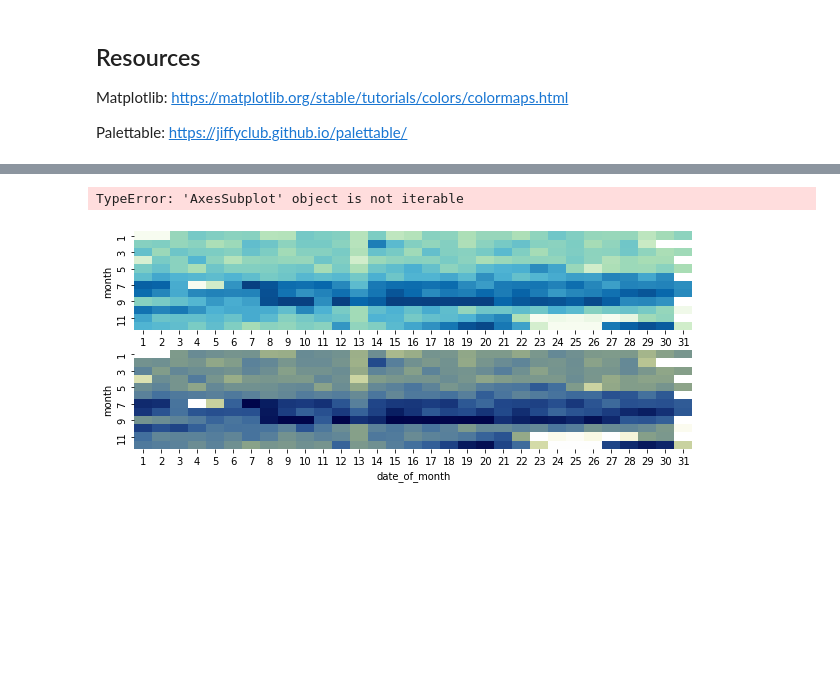
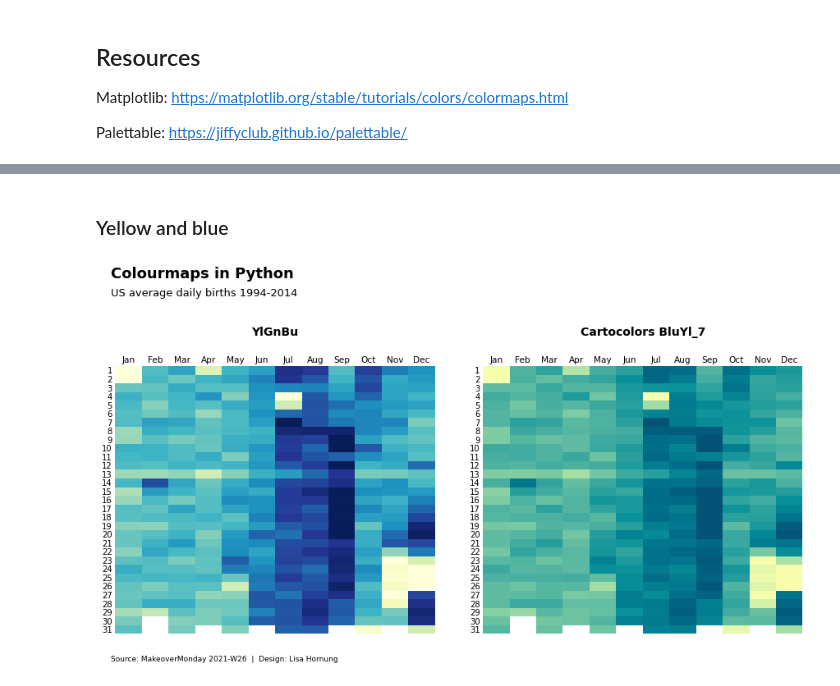
Before and after one commit to Lisa-Ho/makeover-monday, a Jupyter notebook: 2021-W26/Untitled.ipynb, the cells around one changed output, grey strips where cells are left out. Cells and saved outputs as stored; diff of their text form; code cells hidden in the pictures; blank space fills up the shorter version.

Commit message:
added colormap comparisons

```diff
--- a/2021-W26/Untitled.ipynb
+++ b/2021-W26/Untitled.ipynb
@@ -15,5 +18,5 @@ Magenta_7.mpl_colormap
 #load data
 df = pd.read_csv("US_births_1994-2014.csv")
 
-data = df.groupby(["month", "date_of_month"])["births"].mean().unstack()
+data = df.groupby(["date_of_month", "month"])["births"].mean().unstack()
 data.head()
@@ -62,28 +37,43 @@ plt.show()
-# %%
-weekdays= ["Mon", "Tue", "Wed", "Thu", "Fri", "Sat", "Sun"]
-month_labels =  [ 'Jan', 'Feb', 'Mar', 'Apr', 'May', 'Jun', 'Jul', 'Aug', 'Sep', 'Oct', 'Nov', 'Dec']
-
-## plot
-fig, ax = plt.subplots(figsize=(10,4))
-
-plt.subplot(2,1,1)
-sns.heatmap(data, cmap="GnBu", robust=True, cbar=False)
-
-plt.subplot(2,1,2)
-sns.heatmap(data, cmap=Davos_16_r.mpl_colormap, robust=True, cbar=False)
-
-#ax[0] = sns.heatmap(data, cmap="GnBu", robust=True, cbar=False)
-
-#========= Axis
-#set weekday labels
-#
-for axes in ax:
-    axes.set_yticklabels(month_labels, rotation = 0, fontsize = 10.5, va='center')
-    axes.tick_params(axis='both', length = 0)
-    axes.set_ylabel("")
-    axes.set_xlabel("")
-#
-#plt.show()
-# %% [output]
-TypeError: 'AxesSubplot' object is not iterable
-[figure, removed]
+# %%
+def format_plot():
+    plt.gca().set_xticklabels(month_labels, rotation = 0, fontsize = 10.5, va='bottom')
+    plt.gca().xaxis.tick_top()
+    plt.gca().tick_params(axis='both', length = 0)
+    plt.gca().set_ylabel("")
+    plt.gca().set_xlabel("")
+# %% [markdown]
+### Yellow and blue
+# %%
+cmaps = ["YlGnBu", "Cartocolors BluYl_7"]
+month_labels =  [ 'Jan', 'Feb', 'Mar', 'Apr', 'May', 'Jun', 'Jul', 'Aug', 'Sep', 'Oct', 'Nov', 'Dec']
+
+## plot
+fig, ax = plt.subplots(figsize=(15,6))
+fig.subplots_adjust(wspace = 0.15)
+fig.set_facecolor("#FFFFFF")
+
+#second plot
+plt.subplot(1,2,1)
+sns.heatmap(data, cmap=cmaps[0], robust=True, cbar=False)
+format_plot()
+plt.title(cmaps[0], y=1.1, fontweight = "bold", fontsize=14)
+
+
+#second plot
+plt.subplot(1,2,2)
+sns.heatmap(data, cmap=BluYl_7.mpl_colormap, robust=True, cbar=False)
+format_plot()
+plt.title(cmaps[1], y=1.1, fontweight = "bold", fontsize=14)
+
+
+#set main title
+fig.text(0.12,1.13, "Colourmaps in Python",fontweight = "bold", fontsize=18  )
+fig.text(0.12,1.08, "US average daily births 1994-2014",fontweight = "regular", fontsize=13  )
+fig.text(0.12,0.05, "Source: MakeoverMonday 2021-W26  |  Design: Lisa Hornung ",fontweight = "regular", fontsize=9  )
+
+#save
+plt.savefig("MakeoverMonday2021W26_heatmap_YlBlu.png", bbox_inches="tight",pad_inches=0.2, transparent=False)
+
+plt.show()
+# %% [output]
+[figure, added]
```
Also changed, not shown: parts of 12 cells of this notebook.
